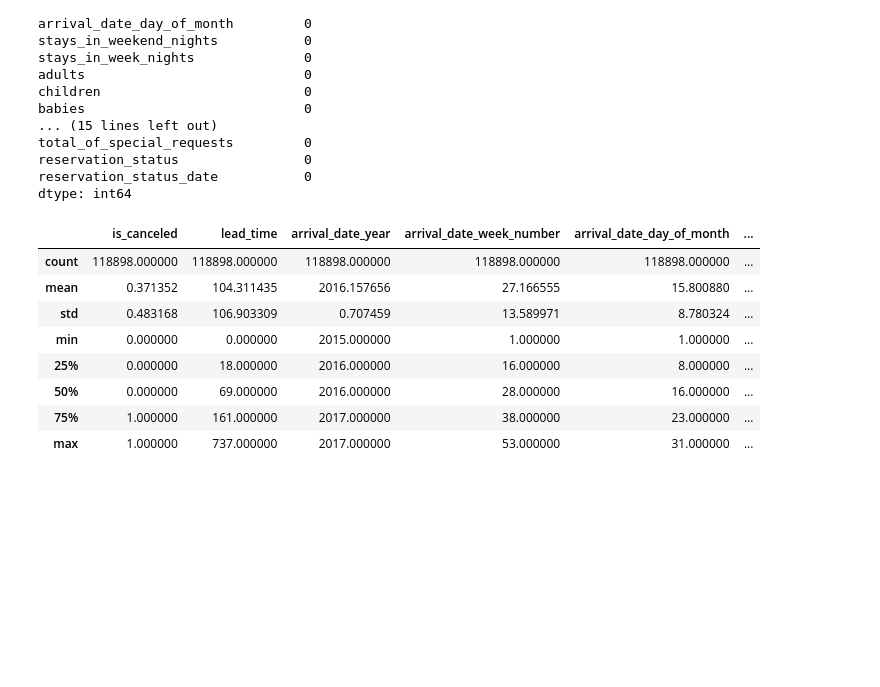
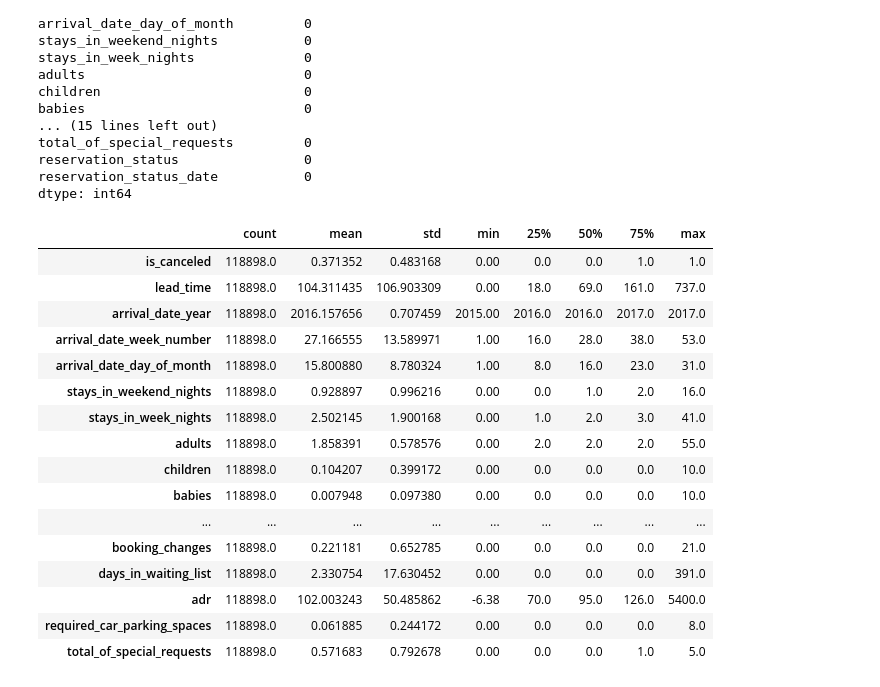
Before and after one commit to Robin-Rego/Hotel-Booking-Data-Analysis, a Jupyter notebook: Robin_Rego_Hotel_Booking_Analysis_Capstone_Project.ipynb, the cells around one changed output. Saved outputs shown, nothing was run; the diff lists cells and outputs as text; code cells hidden in the pictures; blank space fills up the shorter version.

```diff
--- a/Robin_Rego_Hotel_Booking_Analysis_Capstone_Project.ipynb
+++ b/Robin_Rego_Hotel_Booking_Analysis_Capstone_Project.ipynb
@@ -30,5 +30,5 @@ df.head()
 | 4 | Resort Hotel | 0 | 14 | 2015 | July | 27 | ... |
 # %%
 # To check the shape
-df = df.shape()
+df.shape
 # %% [output]
@@ -94,14 +98,22 @@ reservation_status_date           0
 dtype: int64
 # %%
 # Lets check the statistical values of the data
-df.describe()
+df.describe().T
 # %% [output]
-|  | is_canceled | lead_time | arrival_date_year | arrival_date_week_number | arrival_date_day_of_month | ... |
-| count | 118898.000000 | 118898.000000 | 118898.000000 | 118898.000000 | 118898.000000 | ... |
-| mean | 0.371352 | 104.311435 | 2016.157656 | 27.166555 | 15.800880 | ... |
-| std | 0.483168 | 106.903309 | 0.707459 | 13.589971 | 8.780324 | ... |
-| min | 0.000000 | 0.000000 | 2015.000000 | 1.000000 | 1.000000 | ... |
-| 25% | 0.000000 | 18.000000 | 2016.000000 | 16.000000 | 8.000000 | ... |
-| 50% | 0.000000 | 69.000000 | 2016.000000 | 28.000000 | 16.000000 | ... |
-| 75% | 1.000000 | 161.000000 | 2017.000000 | 38.000000 | 23.000000 | ... |
-| max | 1.000000 | 737.000000 | 2017.000000 | 53.000000 | 31.000000 | ... |
+|  | count | mean | std | min | 25% | 50% | 75% | max |
+| is_canceled | 118898.0 | 0.371352 | 0.483168 | 0.00 | 0.0 | 0.0 | 1.0 | 1.0 |
+| lead_time | 118898.0 | 104.311435 | 106.903309 | 0.00 | 18.0 | 69.0 | 161.0 | 737.0 |
+| arrival_date_year | 118898.0 | 2016.157656 | 0.707459 | 2015.00 | 2016.0 | 2016.0 | 2017.0 | 2017.0 |
+| arrival_date_week_number | 118898.0 | 27.166555 | 13.589971 | 1.00 | 16.0 | 28.0 | 38.0 | 53.0 |
+| arrival_date_day_of_month | 118898.0 | 15.800880 | 8.780324 | 1.00 | 8.0 | 16.0 | 23.0 | 31.0 |
+| stays_in_weekend_nights | 118898.0 | 0.928897 | 0.996216 | 0.00 | 0.0 | 1.0 | 2.0 | 16.0 |
+| stays_in_week_nights | 118898.0 | 2.502145 | 1.900168 | 0.00 | 1.0 | 2.0 | 3.0 | 41.0 |
+| adults | 118898.0 | 1.858391 | 0.578576 | 0.00 | 2.0 | 2.0 | 2.0 | 55.0 |
+| children | 118898.0 | 0.104207 | 0.399172 | 0.00 | 0.0 | 0.0 | 0.0 | 10.0 |
+| babies | 118898.0 | 0.007948 | 0.097380 | 0.00 | 0.0 | 0.0 | 0.0 | 10.0 |
+| ... | ... | ... | ... | ... | ... | ... | ... | ... |
+| booking_changes | 118898.0 | 0.221181 | 0.652785 | 0.00 | 0.0 | 0.0 | 0.0 | 21.0 |
+| days_in_waiting_list | 118898.0 | 2.330754 | 17.630452 | 0.00 | 0.0 | 0.0 | 0.0 | 391.0 |
+| adr | 118898.0 | 102.003243 | 50.485862 | -6.38 | 70.0 | 95.0 | 126.0 | 5400.0 |
+| required_car_parking_spaces | 118898.0 | 0.061885 | 0.244172 | 0.00 | 0.0 | 0.0 | 0.0 | 8.0 |
+| total_of_special_requests | 118898.0 | 0.571683 | 0.792678 | 0.00 | 0.0 | 0.0 | 1.0 | 5.0 |
```
Also changed, not shown: parts of 83 cells of this notebook.
